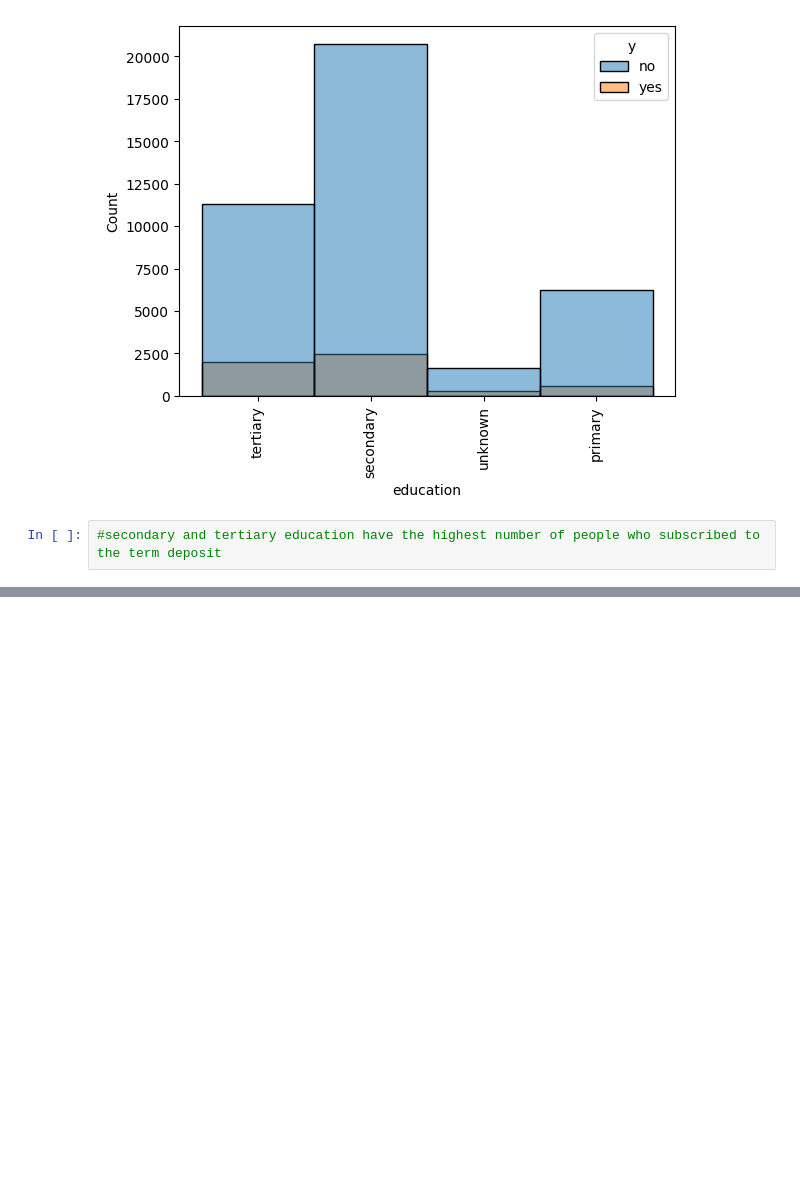
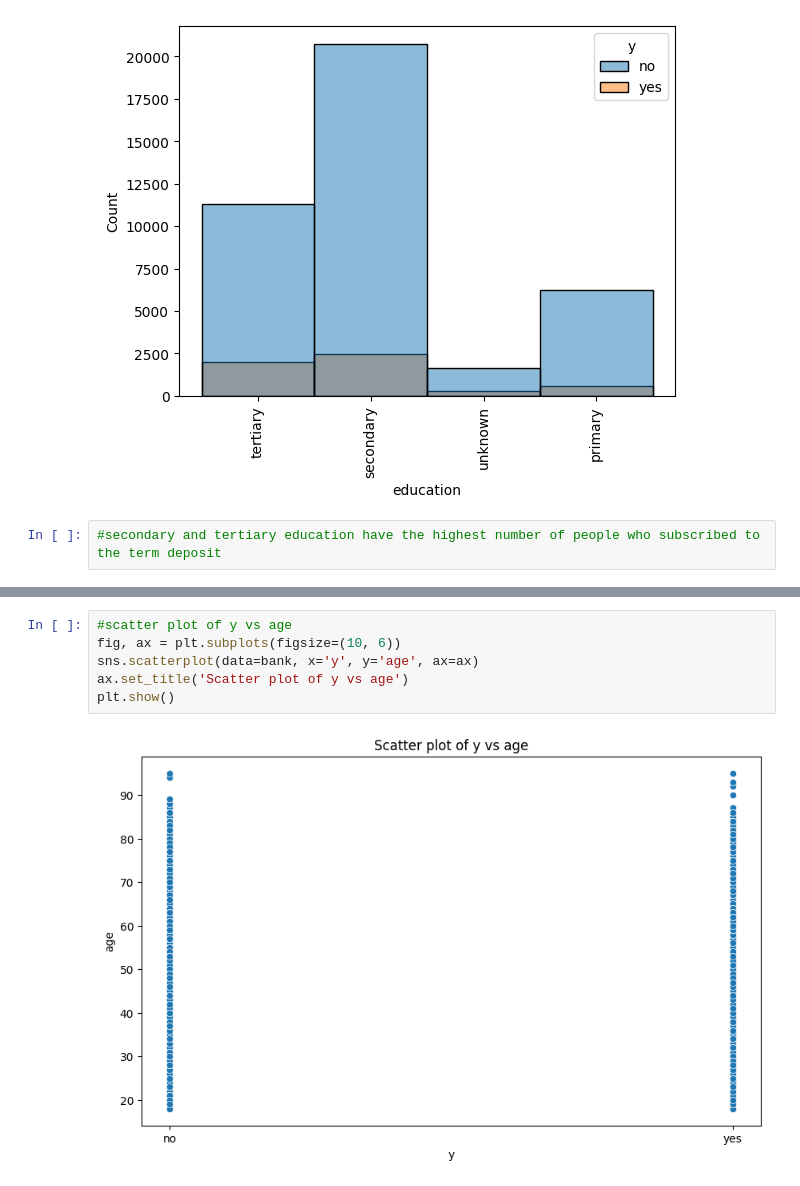
Before and after one commit to krsnathkr/PredictingBankTermDeposits, a Jupyter notebook: main.ipynb, the cells around one changed output, grey strips where cells are left out. Saved outputs shown, nothing was run; the diff lists cells and outputs as text; blank space fills up the shorter version.

```diff
--- a/main.ipynb
+++ b/main.ipynb
@@ -134,0 +148,8 @@ plt.show()
+# %%
+#scatter plot of y vs age
+fig, ax = plt.subplots(figsize=(10, 6))
+sns.scatterplot(data=bank, x='y', y='age', ax=ax)
+ax.set_title('Scatter plot of y vs age')
+plt.show()
+# %% [output]
+[figure, added]
```
Also changed, not shown: parts of 3 cells of this notebook.
